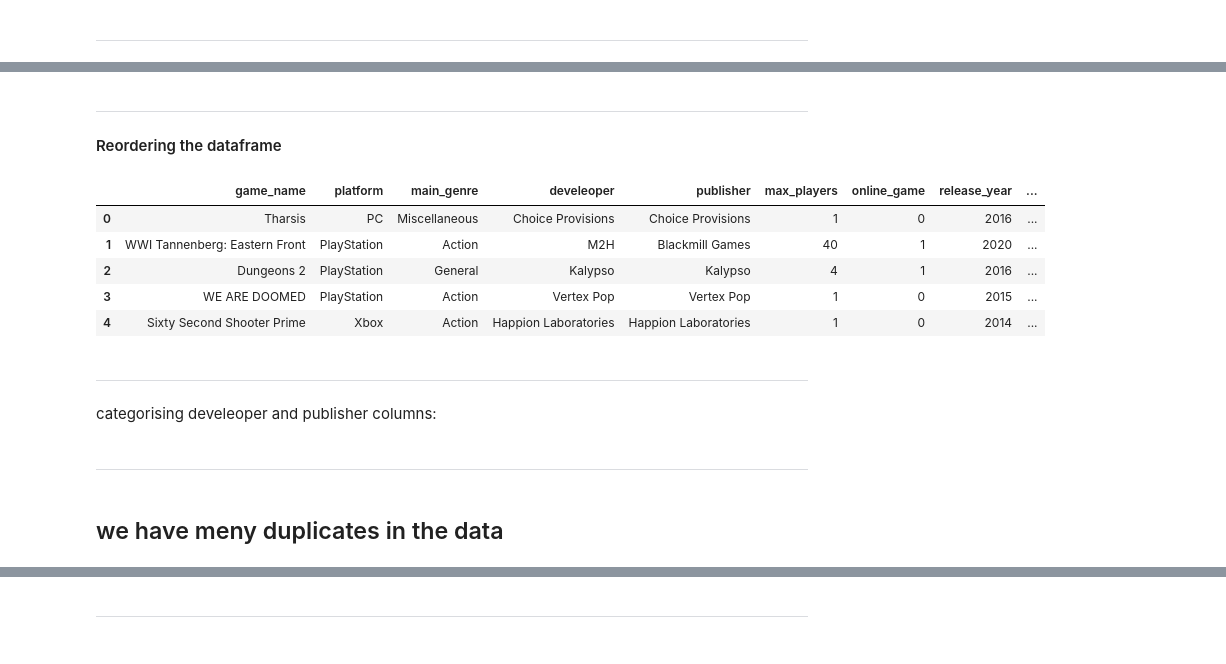
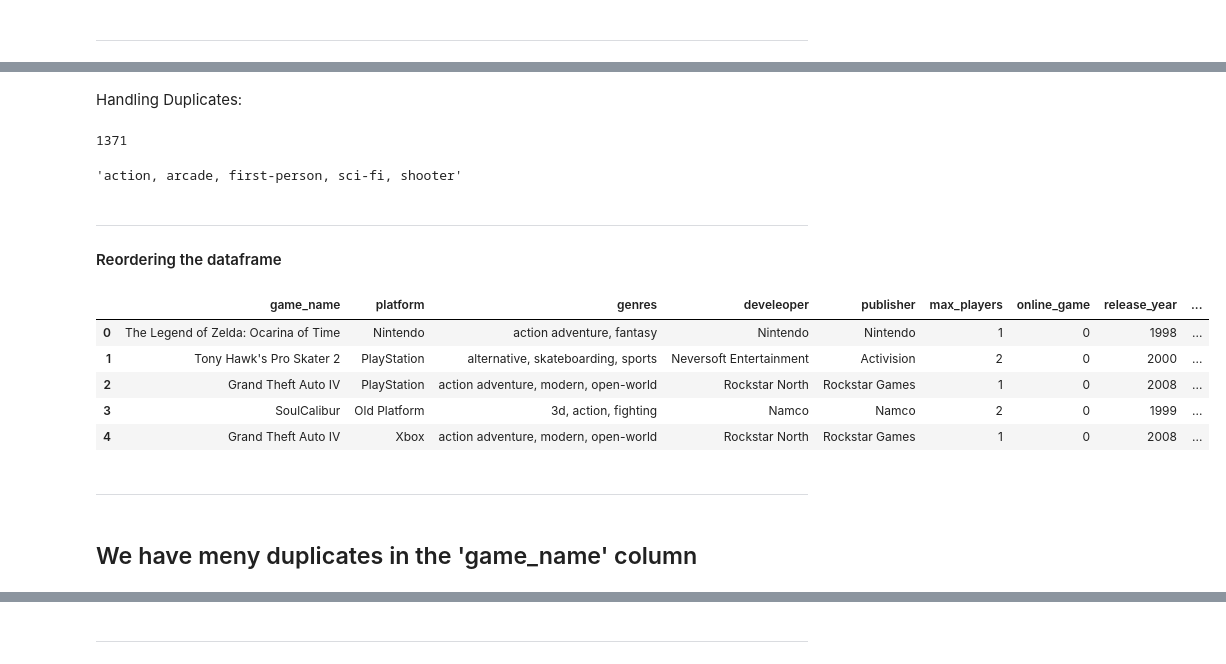
Before and after one commit to issac211/UnfairGame, a Jupyter notebook: 3_data_handling.ipynb, the cells around one changed output, grey strips where cells are left out. Drawn from its saved outputs; the diff is of its cells as text; code cells hidden in the pictures.

```diff
--- a/3_data_handling.ipynb
+++ b/3_data_handling.ipynb
@@ -455,8 +598,0 @@ Extracting the names of the genres
-# %%
-genres_names = set()
-for genre in df["genres"]:
-    genre_list = genre.split(", ")
-    for name in genre_list:
-        if(name):
-            genres_names.add(name)
-len(genres_names)
@@ -482,9 +605,8 @@ len(genres_count)
 # %%
-main_genres_per_game = []
+genres_per_game = []
 for game_genres in df["genres"]:
-    genre_list = game_genres.split(", ")
-    max_genre = max(genre_list, key=lambda val: genres_count[val])
-    main_genres_per_game.append(max_genre)
-df["main_genre"] = main_genres_per_game
+    genre_list = sorted(game_genres.split(", "))
+    genres_new_string = ", ".join(genre_list)
+    genres_per_game.append(genres_new_string)
+
+df["genres"] = genres_per_game
-# %%
-df.drop("genres", axis=1, inplace=True)
@@ -491,23 +637,40 @@ df.drop("genres", axis=1, inplace=True)
+# %% [markdown]
+Handling Duplicates:
+# %%
+genres_per_game = []
+for game_genres in df["genres"]:
+    genre_list = set(game_genres.strip(", ").lower().split(", "))
+    genre_list = sorted(list(genre_list))
+    genres_new_string = ", ".join(genre_list)
+    genres_per_game.append(genres_new_string)
+
+df["genres"] = genres_per_game
+# %%
+len(df["genres"].unique())
+# %% [output]
+1371
+# %%
+df["genres"][23]
+# %% [output]
+'action, arcade, first-person, sci-fi, shooter'
 # %% [markdown]
 ----------------
 #### Reordering the dataframe
 # %%
-columns_order = ["game_name", "platform", "main_genre",
+columns_order = ["game_name", "platform", "genres",
                  "develeoper", "publisher", "max_players",
                  "online_game", "release_year", "release_month",
                  "rating", "meta_score", "user_score",
                  "critic_positive_normelize", "user_positive_normelize",
                 ]
 df = df[columns_order]
 df.head()
 # %% [output]
-|  | game_name | platform | main_genre | develeoper | publisher | max_players | online_game | release_year | ... |
-| 0 | Tharsis | PC | Miscellaneous | Choice Provisions | Choice Provisions | 1 | 0 | 2016 | ... |
-| 1 | WWI Tannenberg: Eastern Front | PlayStation | Action | M2H | Blackmill Games | 40 | 1 | 2020 | ... |
-| 2 | Dungeons 2 | PlayStation | General | Kalypso | Kalypso | 4 | 1 | 2016 | ... |
-| 3 | WE ARE DOOMED | PlayStation | Action | Vertex Pop | Vertex Pop | 1 | 0 | 2015 | ... |
-| 4 | Sixty Second Shooter Prime | Xbox | Action | Happion Laboratories | Happion Laboratories | 1 | 0 | 2014 | ... |
+|  | game_name | platform | genres | develeoper | publisher | max_players | online_game | release_year | ... |
+| 0 | The Legend of Zelda: Ocarina of Time | Nintendo | action adventure, fantasy | Nintendo | Nintendo | 1 | 0 | 1998 | ... |
+| 1 | Tony Hawk's Pro Skater 2 | PlayStation | alternative, skateboarding, sports | Neversoft Entertainment | Activision | 2 | 0 | 2000 | ... |
+| 2 | Grand Theft Auto IV | PlayStation | action adventure, modern, open-world | Rockstar North | Rockstar Games | 1 | 0 | 2008 | ... |
+| 3 | SoulCalibur | Old Platform | 3d, action, fighting | Namco | Namco | 2 | 0 | 1999 | ... |
+| 4 | Grand Theft Auto IV | Xbox | action adventure, modern, open-world | Rockstar North | Rockstar Games | 1 | 0 | 2008 | ... |
 # %% [markdown]
 ----------------
-# %% [markdown]
-categorising develeoper and publisher columns:
@@ -517,7 +677,5 @@ df["publisher"] = df["publisher"].astype('category')
-# %% [markdown]
-----------------
 # %% [markdown]
-## we have meny duplicates in the data
+## We have meny duplicates in the 'game_name' column
 # %%
 df[df["game_name"] == "Assassin's Creed Origins"]
 # %% [output]
```
Also changed, not shown: parts of 98 cells of this notebook, 10 other files.
